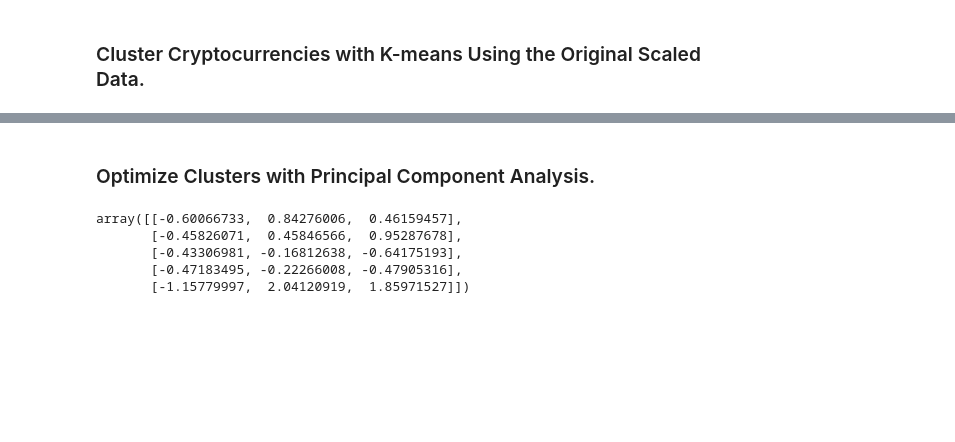
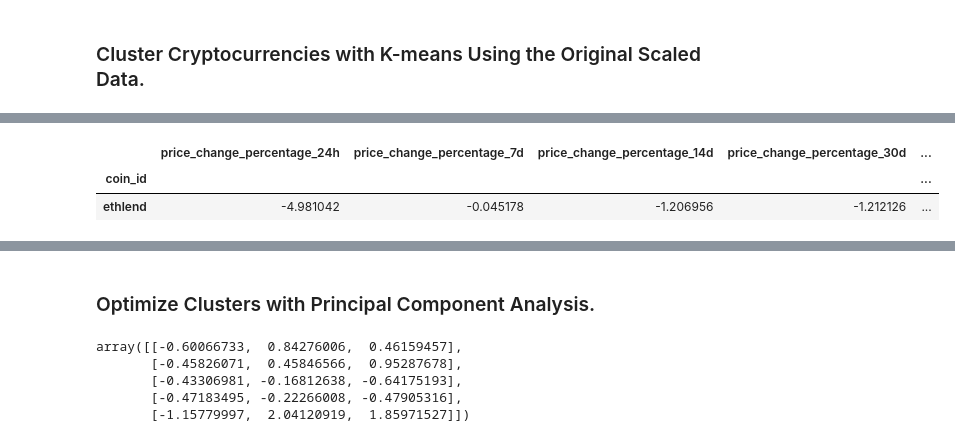
Before and after one commit to jebamania/CryptoClustering, a Jupyter notebook: Crypto_Clustering.ipynb, the cells around one changed output, grey strips where cells are left out. Drawn from its saved outputs; the diff is of its cells as text; code cells hidden in the pictures; blank space fills up the shorter version.

```diff
--- a/Crypto_Clustering.ipynb
+++ b/Crypto_Clustering.ipynb
@@ -170,3 +196,14 @@ df_market_data.head()
 | tether | 0.021774 | -0.706337 | -0.021680 | -0.061030 | ... |
 | ripple | -0.040764 | -0.810928 | 0.249458 | -0.050388 | ... |
 | bitcoin-cash | 1.193036 | 2.000959 | 1.760610 | 0.545842 | ... |
+# %%
+# Based on the number of rows in each cluster, it seems like clusters 2 & 3 consist of outliers
+display(df_market_data_predict.loc[df_market_data_predict['clusters'] == 2])
+display(df_market_data_predict.loc[df_market_data_predict['clusters'] == 3])
+
+# Even though I noticed this, will continue following the elbow method of 4 clusters
+# But I want to review at the end what would happen if I used 2 or 3 clusters, regardless of the elbow method
+# %% [output]
+|  | price_change_percentage_24h | price_change_percentage_7d | price_change_percentage_14d | price_change_percentage_30d | ... |
+| coin_id |  |  |  |  | ... |
+| ethlend | -4.981042 | -0.045178 | -1.206956 | -1.212126 | ... |
```
Also changed, not shown: parts of 11 cells of this notebook.
